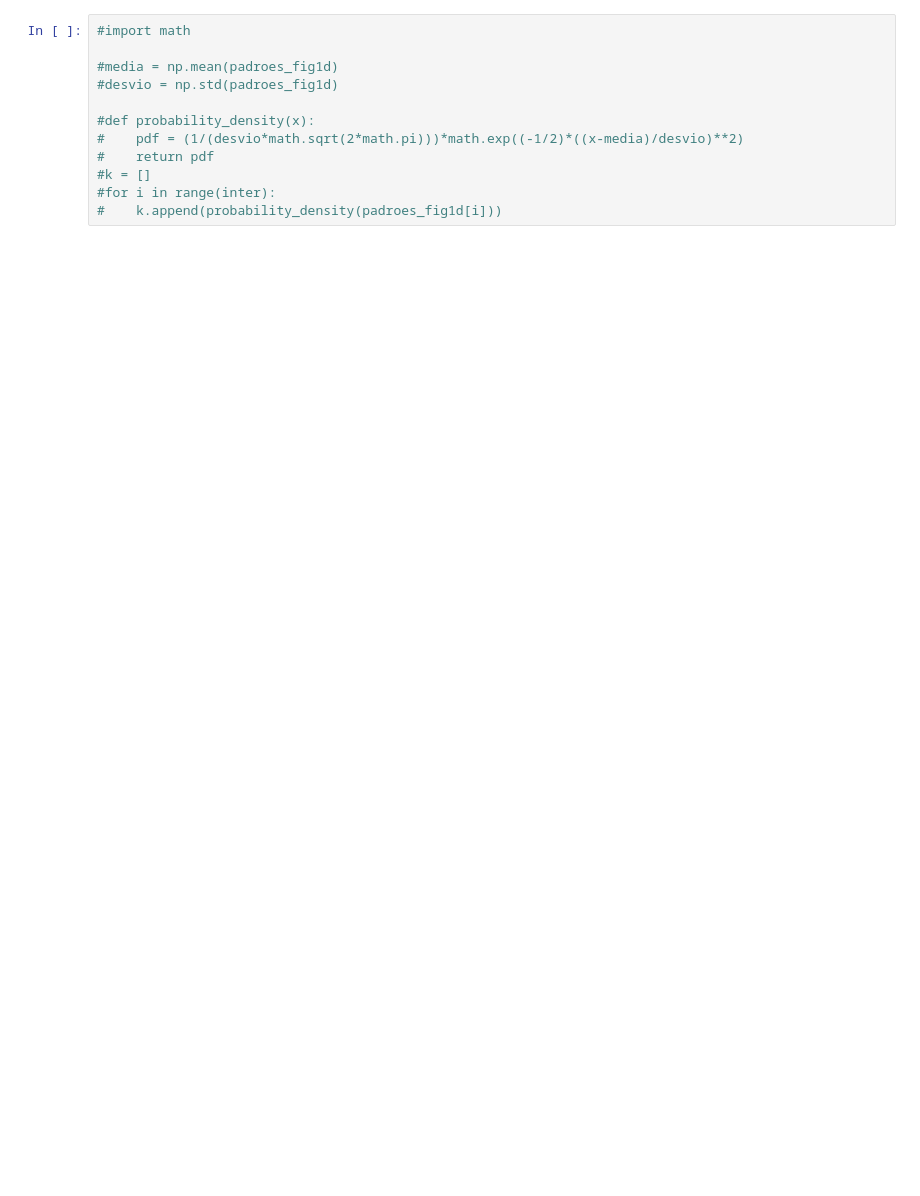
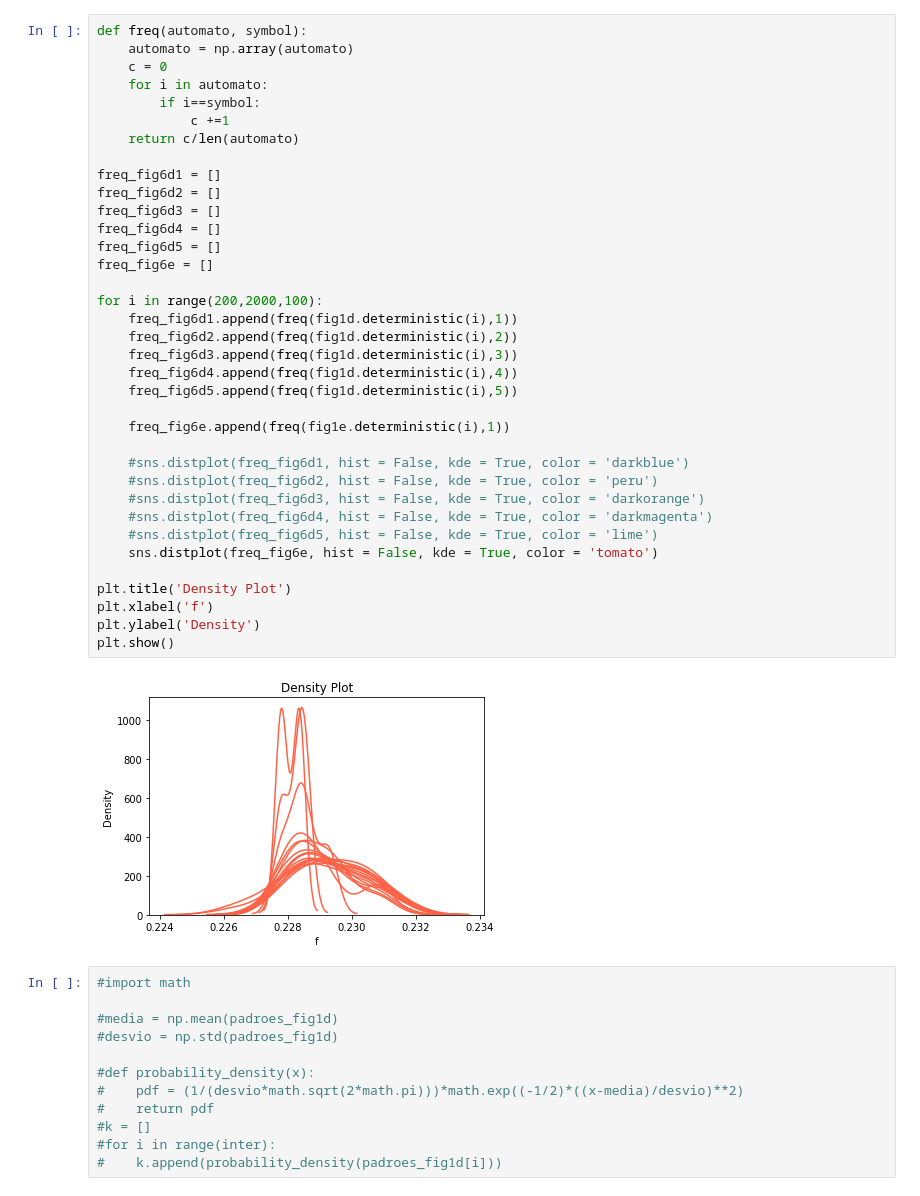
Before and after one commit to ricardotetti/pattern_recognition_and_analisys, a Jupyter notebook: proj_1/Projeto1b.ipynb, the cells around one changed output. Drawn from its saved outputs; the diff is of its cells as text; blank space fills up the shorter version.

```diff
--- a/proj_1/Projeto1b.ipynb
+++ b/proj_1/Projeto1b.ipynb
@@ -89,3 +94,41 @@ plt.show()
+# %%
+def freq(automato, symbol):
+    automato = np.array(automato)
+    c = 0
+    for i in automato:
+        if i==symbol:
+            c +=1
+    return c/len(automato)
+
+freq_fig6d1 = []
+freq_fig6d2 = []
+freq_fig6d3 = []
+freq_fig6d4 = []
+freq_fig6d5 = []
+freq_fig6e = []
+
+for i in range(200,2000,100):
+    freq_fig6d1.append(freq(fig1d.deterministic(i),1))
+    freq_fig6d2.append(freq(fig1d.deterministic(i),2))
+    freq_fig6d3.append(freq(fig1d.deterministic(i),3))
+    freq_fig6d4.append(freq(fig1d.deterministic(i),4))
+    freq_fig6d5.append(freq(fig1d.deterministic(i),5))
+
+    freq_fig6e.append(freq(fig1e.deterministic(i),1))
+
+    #sns.distplot(freq_fig6d1, hist = False, kde = True, color = 'darkblue')
+    #sns.distplot(freq_fig6d2, hist = False, kde = True, color = 'peru')
+    #sns.distplot(freq_fig6d3, hist = False, kde = True, color = 'darkorange')
+    #sns.distplot(freq_fig6d4, hist = False, kde = True, color = 'darkmagenta')
+    #sns.distplot(freq_fig6d5, hist = False, kde = True, color = 'lime')
+    sns.distplot(freq_fig6e, hist = False, kde = True, color = 'tomato')
+
+plt.title('Density Plot')
+plt.xlabel('f')
+plt.ylabel('Density')
+plt.show()
+# %% [output]
+[figure, added]
 # %%
 #import math
 
```
Also changed, not shown: parts of 6 cells of this notebook.
